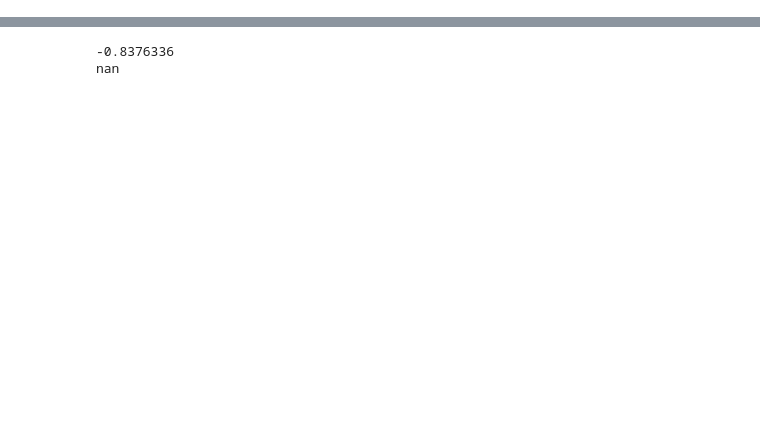
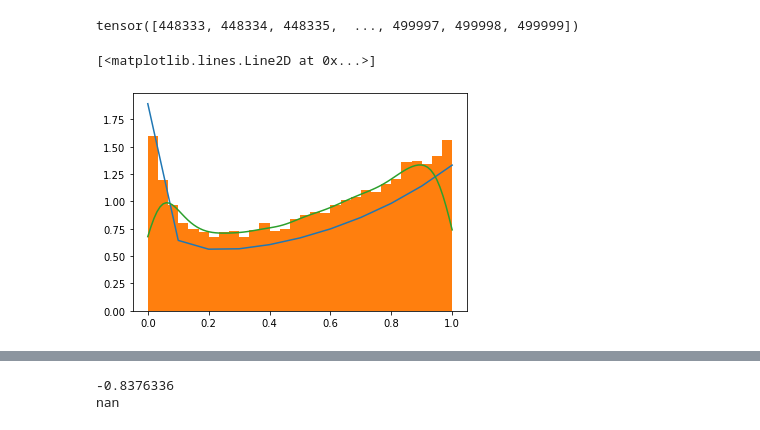
Before and after one commit to AndyLamperski/mechanical-samplers, a Jupyter notebook: thermodynamicIntegration.ipynb, the cells around one changed output, grey strips where cells are left out. Cells and saved outputs as stored; diff of their text form; code cells hidden in the pictures; blank space fills up the shorter version.

```diff
--- a/thermodynamicIntegration.ipynb
+++ b/thermodynamicIntegration.ipynb
@@ -151,0 +203,4 @@ plt.hist(X_np[:,1],bins=30,density=True);
+# %%
+ind[0]
+# %% [output]
+tensor([448333, 448334, 448335,  ..., 499997, 499998, 499999])
@@ -151,0 +209,17 @@ plt.hist(X_np[:,1],bins=30,density=True);
+# %%
+kernel = lambda x : pt.exp(-.5 * x**2) / np.sqrt(2*np.pi)
+
+def kde(x,theta,h):
+    D = pt.outer(x,pt.ones_like(theta)) - pt.outer(pt.ones_like(x),theta)
+    K = kernel(D/h)/h
+    return pt.mean(K,dim=1)
+
+
+theta_plot = pt.linspace(0,1,100)
+pdf_plot = kde(theta_plot,theta,.05)
+plt.plot(Theta,Z_dist)
+plt.hist(X_np[:,1],bins=30,density=True)
+plt.plot(theta_plot.detach().numpy(),pdf_plot.detach().numpy())
+# %% [output]
+[<matplotlib.lines.Line2D at 0x...>]
+[figure, added]
```
Also changed, not shown: parts of 8 cells of this notebook, 2 other files.
